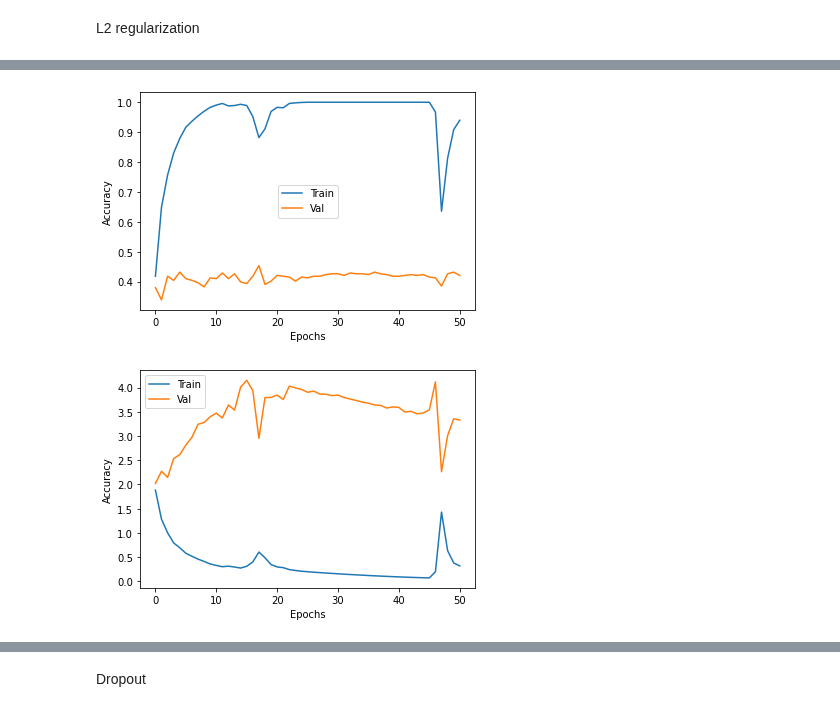
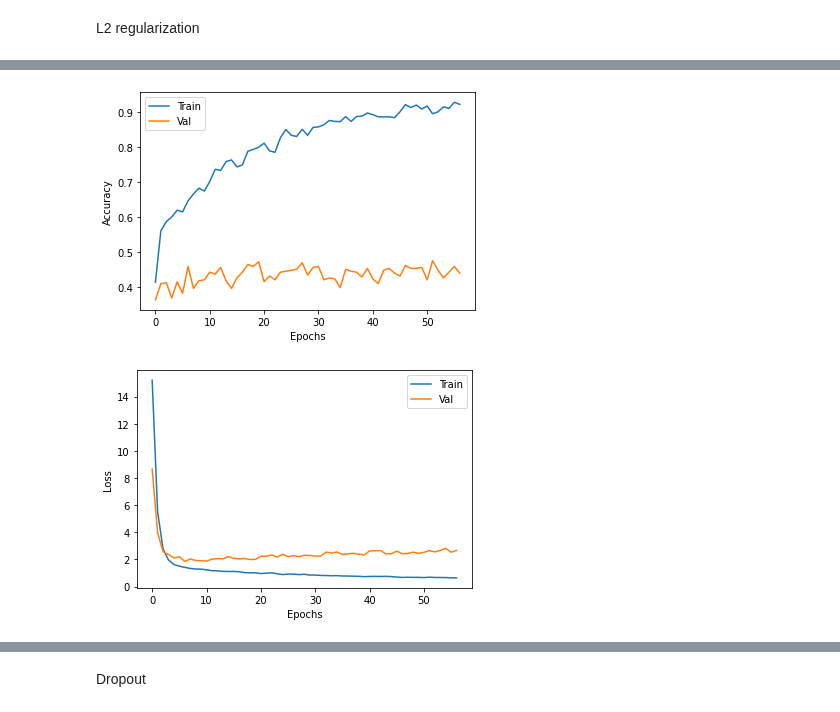
Before and after one commit to Diabelny/Data-Mining-2, a Jupyter notebook: Task2_Advanced_classification/Best NN Anlysis.ipynb, the cells around one changed output, grey strips where cells are left out. Cells and saved outputs as stored; diff of their text form; code cells hidden in the pictures.

```diff
--- a/Task2_Advanced_classification/Best NN Anlysis.ipynb
+++ b/Task2_Advanced_classification/Best NN Anlysis.ipynb
@@ -440,8 +440,8 @@ from keras.regularizers import l2, l1
 def build_L2_model4():
     n_feature = X_train.shape[1] # numero colonne
     model = Sequential()
-    model.add(Dense(512, input_dim=n_feature, activation='relu',kernel_regularizer=l2(0.001)))
-    model.add(Dense(512, activation='relu'))# second layer
+    model.add(Dense(512, input_dim=n_feature, activation='relu',kernel_regularizer=l2(0.05)))
+    model.add(Dense(512, activation='relu',kernel_regularizer=l2(0.01)))# second layer
     model.add(Dense(n_classes, activation='softmax'))
     # if we have multiclass u have to specify as output the number of classes
     model.compile(loss='sparse_categorical_crossentropy', # compile=build the network. if binary classification use binary_crossentropy as loss fucntions
@@ -501,13 +477,13 @@ plt.ylabel('Accuracy')
 plt.legend()
 plt.show()
 # %% [output]
-[figure, old version]
+[figure, new version]
 # %%
 plt.plot(history['loss'], label='Train')
 plt.plot(history['val_loss'], label='Val')
 plt.xlabel('Epochs')
-plt.ylabel('Accuracy')
+plt.ylabel('Loss')
 plt.legend()
 plt.show()
 # %% [output]
-[figure, old version]
+[figure, new version]
```
Also changed, not shown: parts of 5 cells of this notebook, 20 other files.
